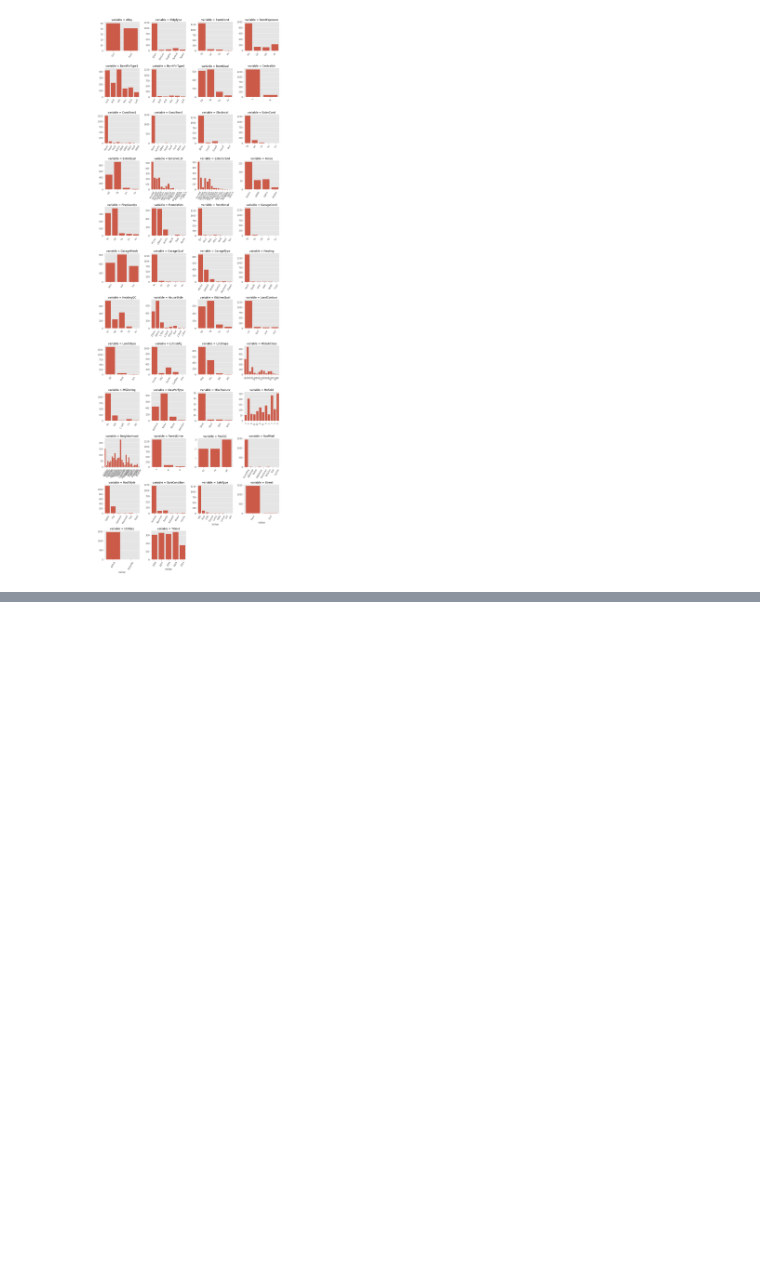
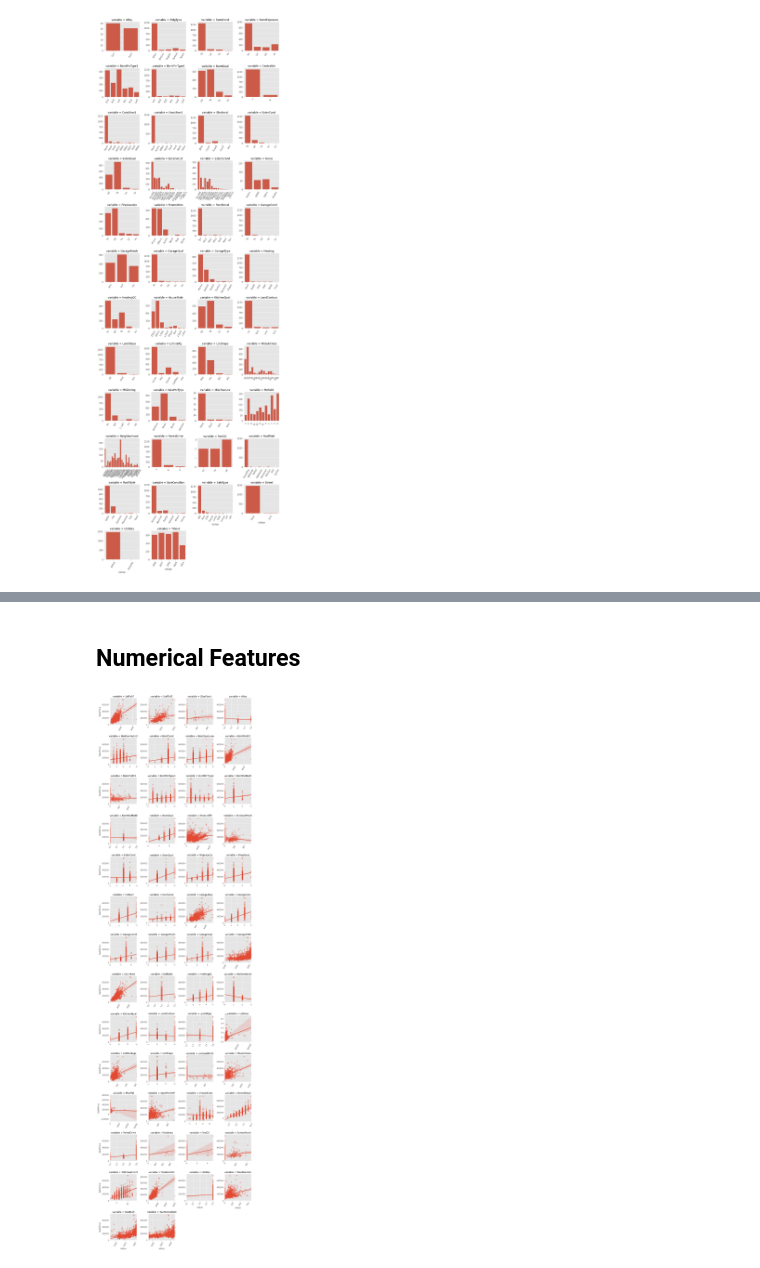
Before and after one commit to JoeyLukes/AmesHousingIA650, a Jupyter notebook: First Draft/mva.ipynb, the cells around one changed output, grey strips where cells are left out. Drawn from its saved outputs; the diff is of its cells as text; code cells hidden in the pictures; blank space fills up the shorter version.

```diff
--- a/First Draft/mva.ipynb
+++ b/First Draft/mva.ipynb
@@ -104,0 +209,12 @@ plt.show()
+# %% [markdown]
+## Numerical Features
+# %%
+f = pd.melt(train, id_vars=['SalePrice'], value_vars=sorted(num_features))
+g = sns.FacetGrid(f, col='variable', col_wrap=4, sharex=False, sharey=False)
+plt.xticks(rotation='vertical')
+g = g.map(sns.regplot, 'value', 'SalePrice', scatter_kws={'alpha':0.3})
+[plt.setp(ax.get_xticklabels(), rotation=60) for ax in g.axes.flat]
+g.fig.tight_layout()
+plt.show()
+# %% [output]
+[figure, added]
```
Also changed, not shown: parts of 62 cells of this notebook, 1 other file.
